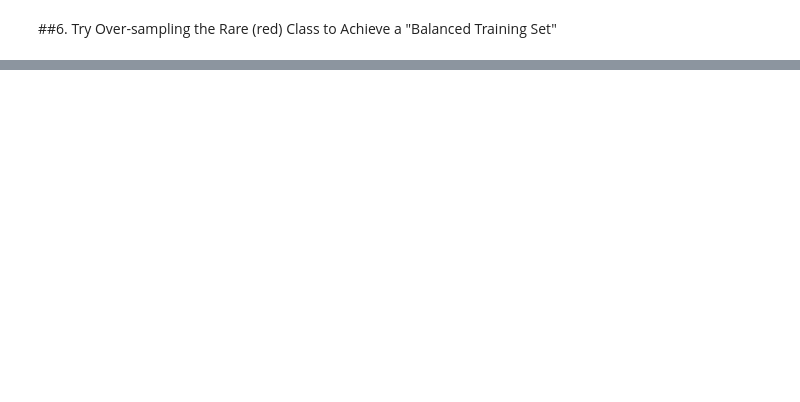
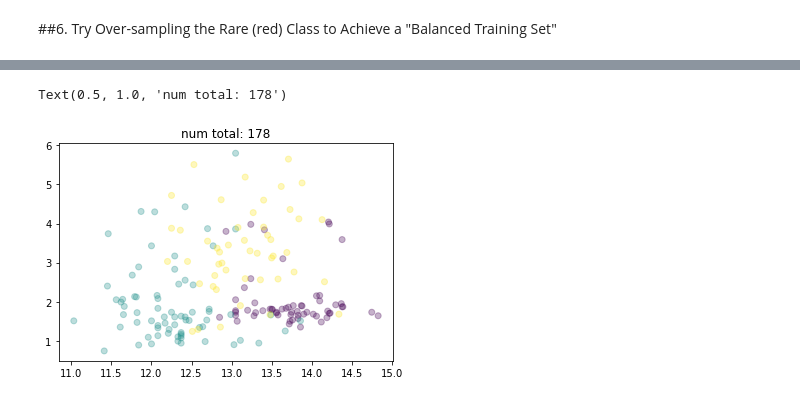
Before and after one commit to jrgreen7/SYSC4906, a Jupyter notebook: F2020/Tutorial-9-ClassImbalance-kMeans.ipynb, the cells around one changed output, grey strips where cells are left out. Saved outputs shown, nothing was run; the diff lists cells and outputs as text; code cells hidden in the pictures; blank space fills up the shorter version.

```diff
--- a/F2020/Tutorial-9-ClassImbalance-kMeans.ipynb
+++ b/F2020/Tutorial-9-ClassImbalance-kMeans.ipynb
@@ -393,0 +418,16 @@ weighted avg       0.88      0.88      0.88      6000
+# %%
+import matplotlib.pyplot as plt
+import smote_variants as sv
+from sklearn.datasets import load_wine
+
+wine_bunch = load_wine()
+
+X, y= wine_bunch['data'], wine_bunch['target']
+
+oversampler= sv.MulticlassOversampling(sv.distance_SMOTE())
+
+# X_samp and y_samp contain the oversampled dataset
+X_samp, y_samp= oversampler.sample(X, y)
+plt.scatter(X[:,0], X[:,1], alpha=0.3, c=y, cmap='viridis')
+plt.title(f'num total: {len(X)}')
+# %% [output]
@@ -393,0 +439,2 @@ weighted avg       0.88      0.88      0.88      6000
+Text(0.5, 1.0, 'num total: 178')
+[figure, added]
```
Also changed, not shown: parts of 13 cells of this notebook.
